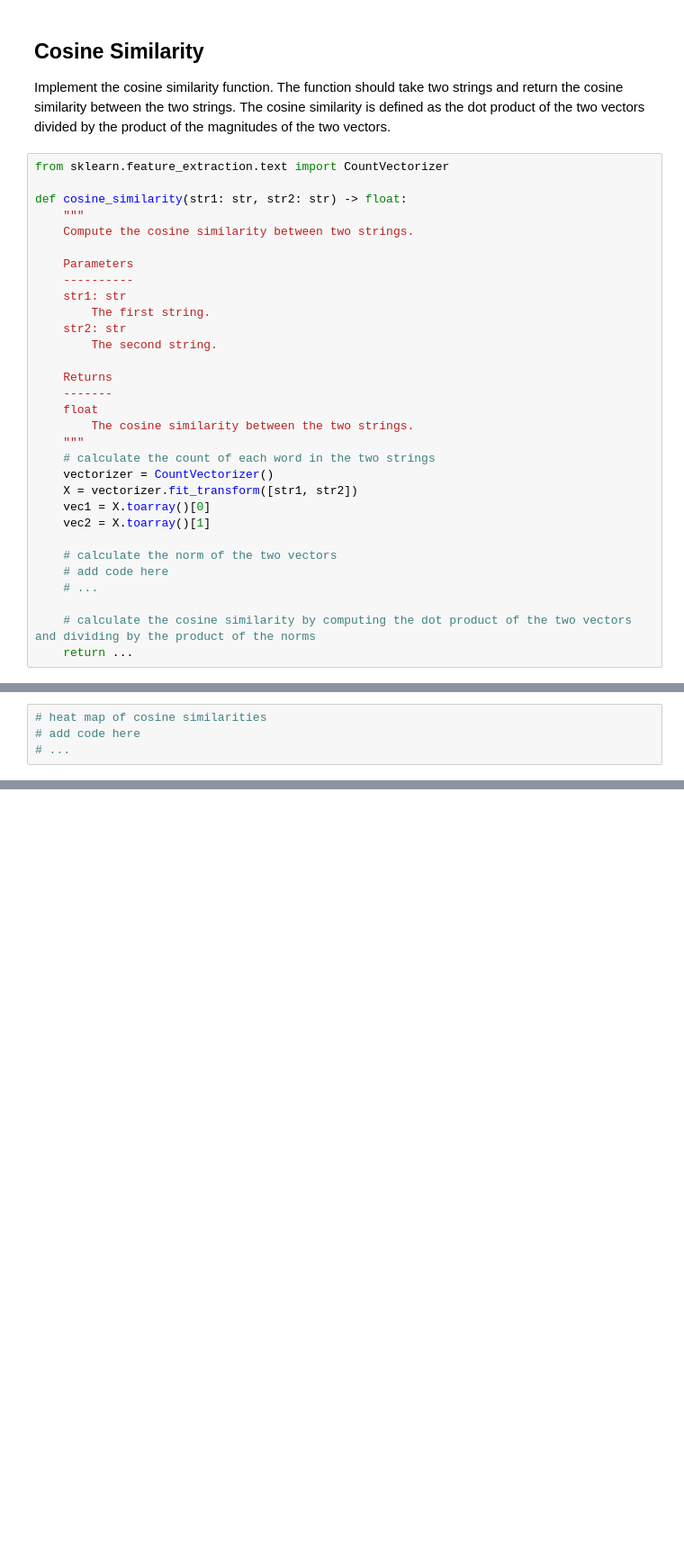
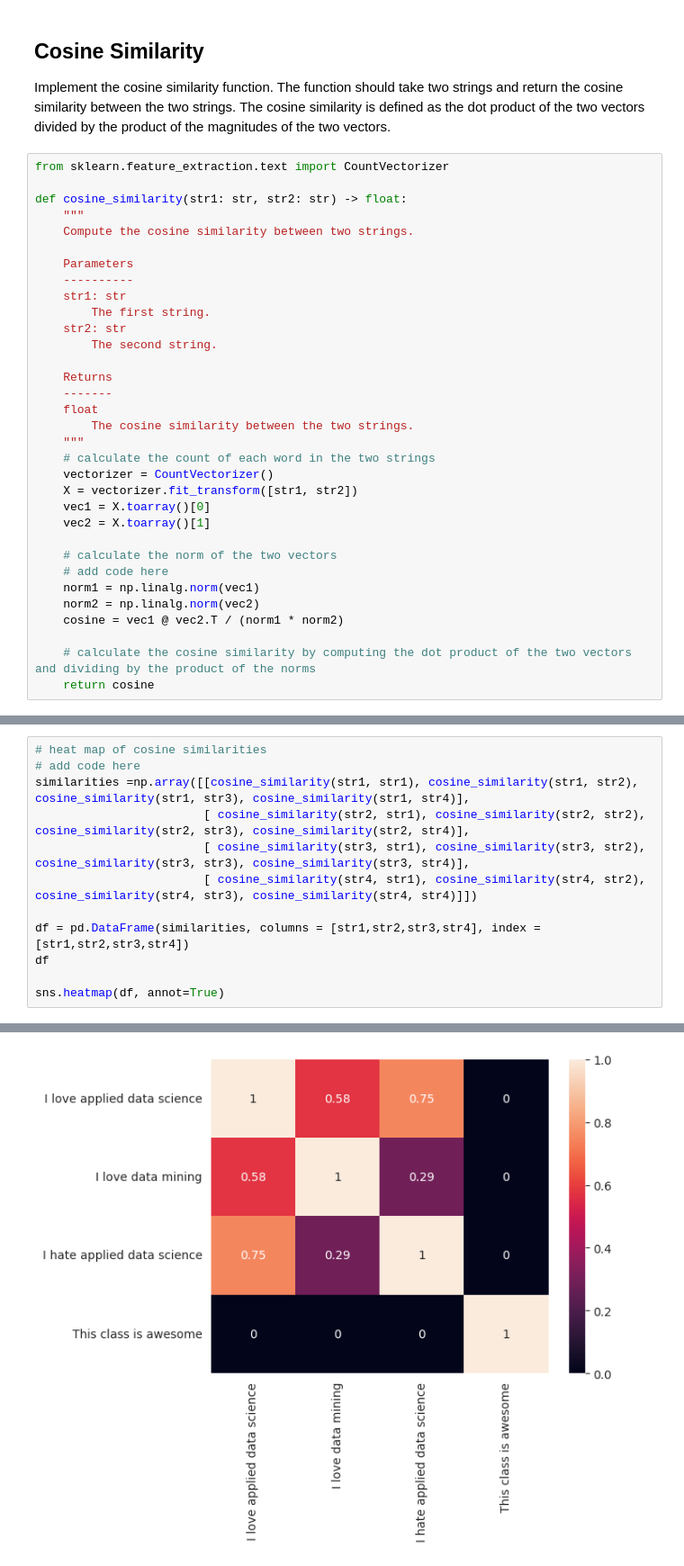
Before and after one commit to LCDA-UCP/tac-hands-on, a Jupyter notebook: exercises/session04/text_similarity.ipynb, the cells around one changed output, grey strips where cells are left out. Shown at 90% size. Saved outputs shown, nothing was run; the diff lists cells and outputs as text; blank space fills up the shorter version.

```diff
--- a/exercises/session04/text_similarity.ipynb
+++ b/exercises/session04/text_similarity.ipynb
@@ -70,10 +90,12 @@ def cosine_similarity(str1: str, str2: str) -> float:
 
     # calculate the norm of the two vectors
     # add code here
-    # ...
+    norm1 = np.linalg.norm(vec1)
+    norm2 = np.linalg.norm(vec2)
+    cosine = vec1 @ vec2.T / (norm1 * norm2)
 
     # calculate the cosine similarity by computing the dot product of the two vectors and dividing by the product of the norms
-    return ...
+    return cosine
 # %%
 # Test with the first two strings
 cosine_similarity(str1, str2)
@@ -85,4 +104,13 @@ np.float64(0.5773502691896258)
 # %%
 # heat map of cosine similarities
 # add code here
-# ...
+similarities =np.array([[cosine_similarity(str1, str1), cosine_similarity(str1, str2), cosine_similarity(str1, str3), cosine_similarity(str1, str4)],
+                        [ cosine_similarity(str2, str1), cosine_similarity(str2, str2), cosine_similarity(str2, str3), cosine_similarity(str2, str4)],
+                        [ cosine_similarity(str3, str1), cosine_similarity(str3, str2), cosine_similarity(str3, str3), cosine_similarity(str3, str4)],
+                        [ cosine_similarity(str4, str1), cosine_similarity(str4, str2), cosine_similarity(str4, str3), cosine_similarity(str4, str4)]])
+
+df = pd.DataFrame(similarities, columns = [str1,str2,str3,str4], index = [str1,str2,str3,str4])
+df
+
+sns.heatmap(df, annot=True)
+# %% [output]
@@ -88,0 +118 @@ np.float64(0.5773502691896258)
+[figure, added]
```
Also changed, not shown: parts of 5 cells of this notebook, 1 other file.
